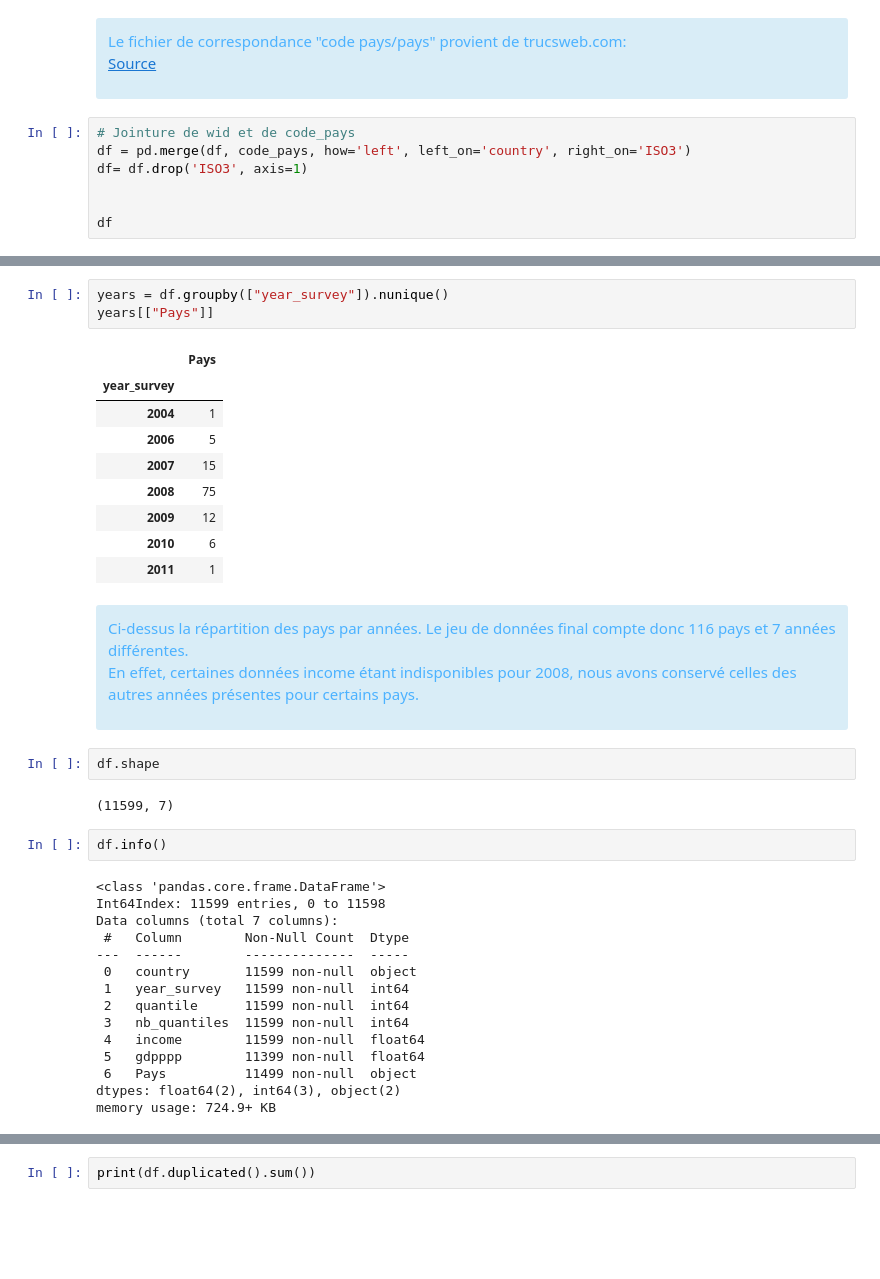
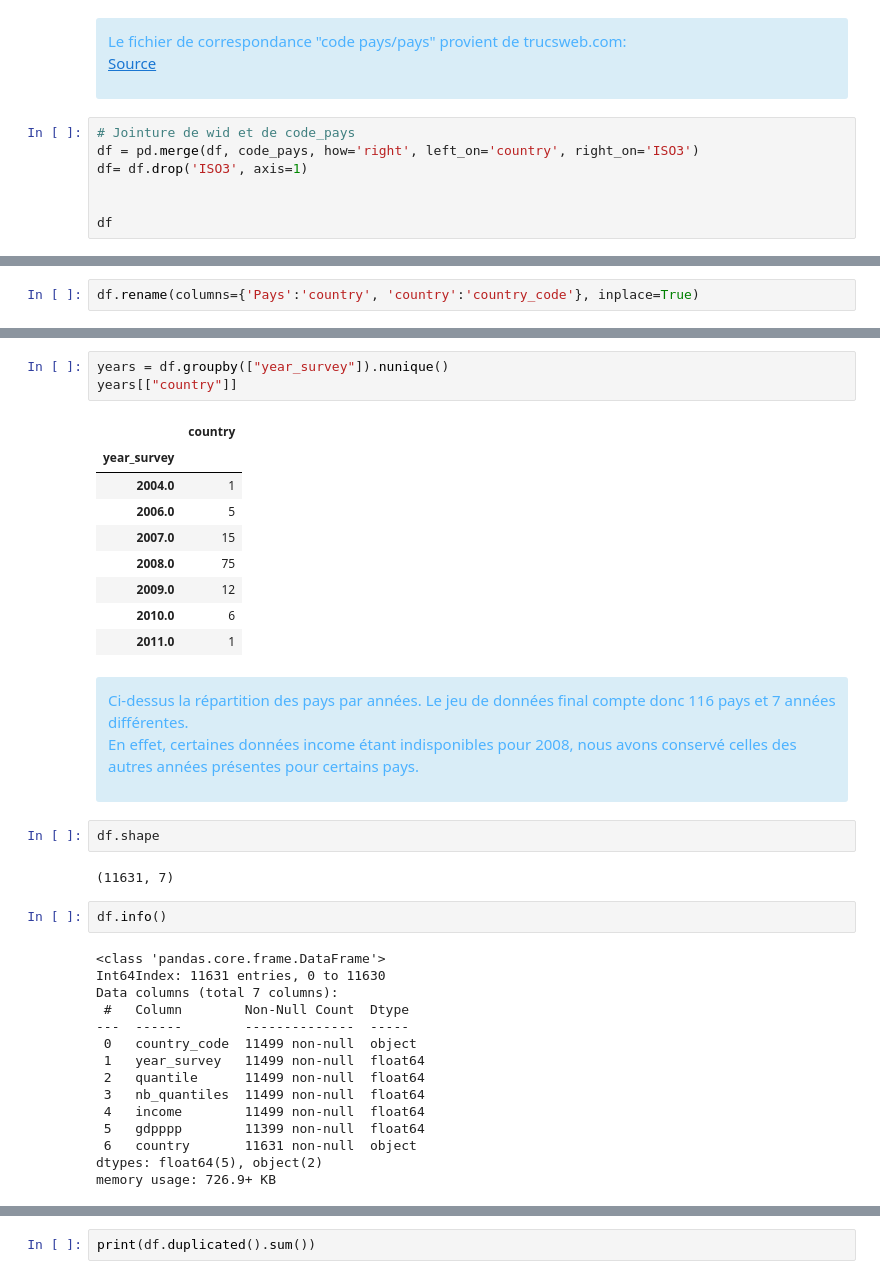
Before and after one commit to ROWAIDAK/P7-Effectuez-une-pr-diction-de-revenus, a Jupyter notebook: P7_01_Code_Rowaida.ipynb, the cells around one changed output, grey strips where cells are left out. Saved outputs shown, nothing was run; the diff lists cells and outputs as text; blank space fills up the shorter version.

```diff
--- a/P7_01_Code_Rowaida.ipynb
+++ b/P7_01_Code_Rowaida.ipynb
@@ -121,7 +130,7 @@ Le fichier de correspondance "code pays/pays" provient de trucsweb.com:<br/>
 </div>
 # %%
 # Jointure de wid et de code_pays
-df = pd.merge(df, code_pays, how='left', left_on='country', right_on='ISO3')
+df = pd.merge(df, code_pays, how='right', left_on='country', right_on='ISO3')
 df= df.drop('ISO3', axis=1)
 
 
@@ -142,0 +152,2 @@ df
+# %%
+df.rename(columns={'Pays':'country', 'country':'country_code'}, inplace=True)
@@ -143,16 +165,16 @@ df
 # %%
 years = df.groupby(["year_survey"]).nunique()
-years[["Pays"]]
+years[["country"]]
 # %% [output]
-|  | Pays |
+|  | country |
 | year_survey |  |
-| 2004 | 1 |
-| 2006 | 5 |
-| 2007 | 15 |
-| 2008 | 75 |
-| 2009 | 12 |
-| 2010 | 6 |
-| 2011 | 1 |
+| 2004.0 | 1 |
+| 2006.0 | 5 |
+| 2007.0 | 15 |
+| 2008.0 | 75 |
+| 2009.0 | 12 |
+| 2010.0 | 6 |
+| 2011.0 | 1 |
 # %% [markdown]
 <div class="admonition note alert alert-info" style="color:#4cb2ff">
 Ci-dessus la répartition des pays par années. Le jeu de données final compte donc 116 pays et 7 années différentes.
@@ -161,24 +183,24 @@ En effet, certaines données income étant indisponibles pour 2008, nous avons c
 # %%
 df.shape
 # %% [output]
-(11599, 7)
+(11631, 7)
 # %%
 df.info()
 # %% [output]
 <class 'pandas.core.frame.DataFrame'>
-Int64Index: 11599 entries, 0 to 11598
+Int64Index: 11631 entries, 0 to 11630
 Data columns (total 7 columns):
  #   Column        Non-Null Count  Dtype
 ---  ------        --------------  -----
- 0   country       11599 non-null  object
- 1   year_survey   11599 non-null  int64
- 2   quantile      11599 non-null  int64
- 3   nb_quantiles  11599 non-null  int64
- 4   income        11599 non-null  float64
+ 0   country_code  11499 non-null  object
+ 1   year_survey   11499 non-null  float64
+ 2   quantile      11499 non-null  float64
+ 3   nb_quantiles  11499 non-null  float64
+ 4   income        11499 non-null  float64
  5   gdpppp        11399 non-null  float64
- 6   Pays          11499 non-null  object
-dtypes: float64(2), int64(3), object(2)
-memory usage: 724.9+ KB
+ 6   country       11631 non-null  object
+dtypes: float64(5), object(2)
+memory usage: 726.9+ KB
 # %%
 df.isnull().sum()
 # %% [output]
```
Also changed, not shown: parts of 13 cells of this notebook.
